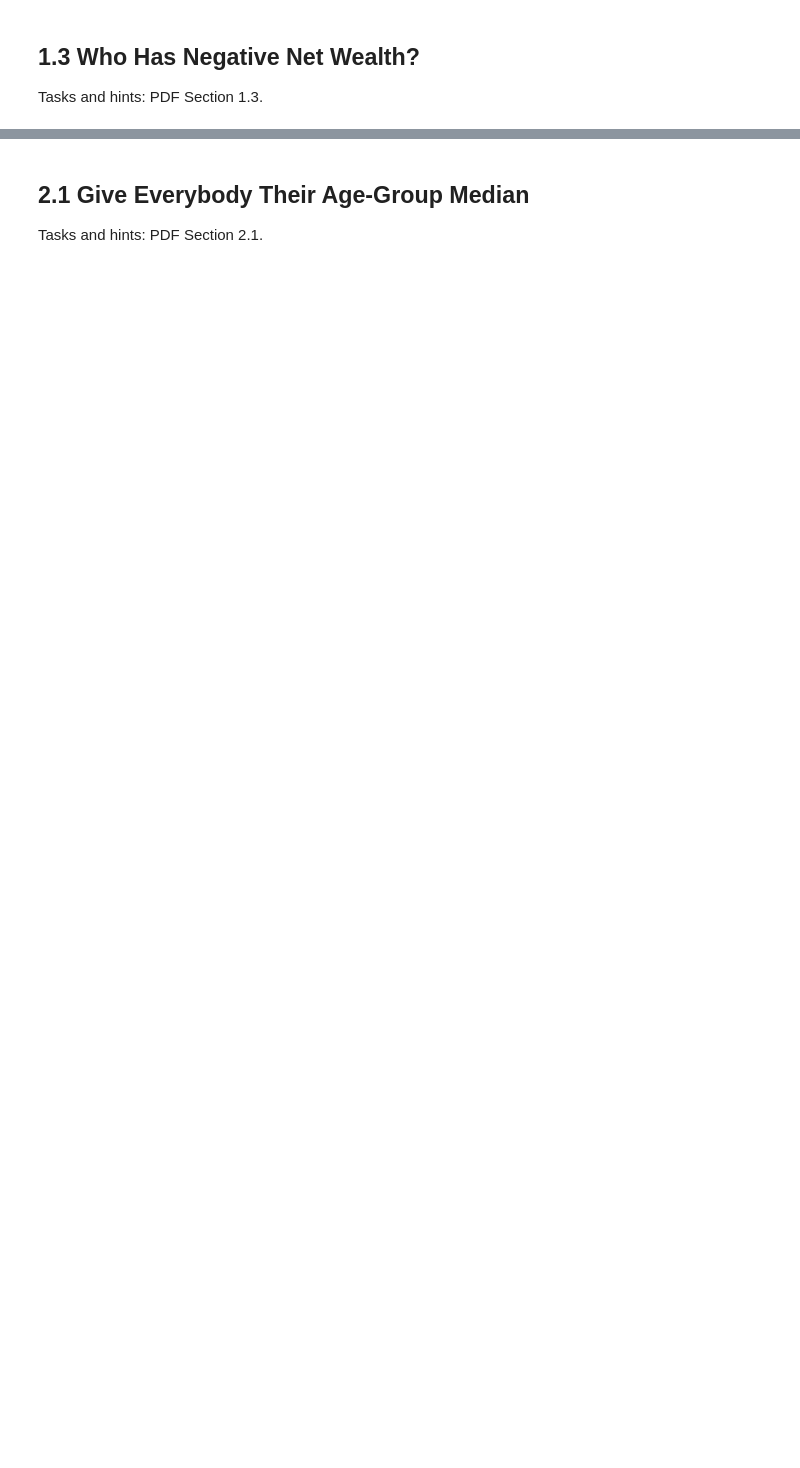
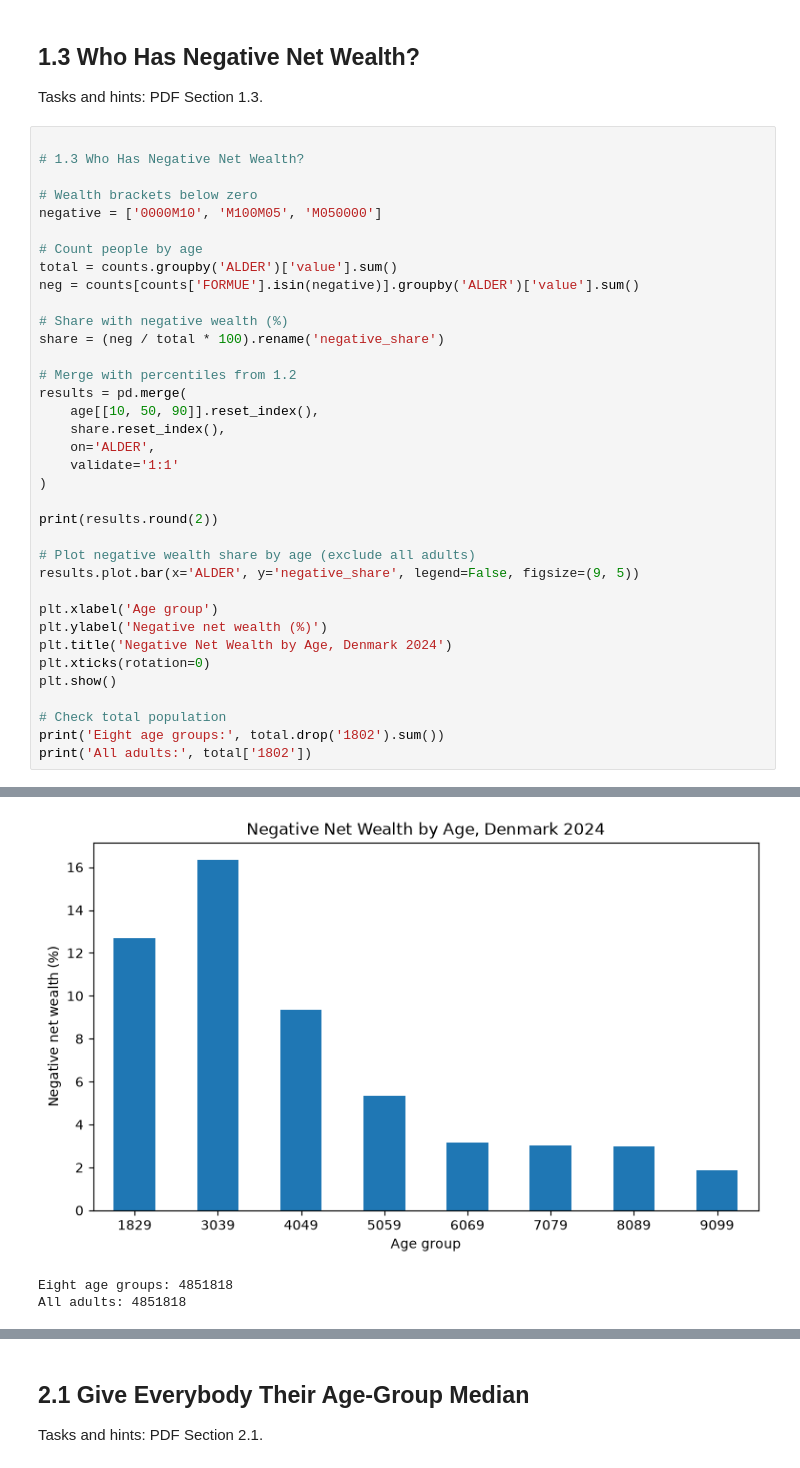
Before and after one commit to MadsHoy/Programming---assignment-1, a Jupyter notebook: DataProject.ipynb, the cells around one changed output, grey strips where cells are left out. Saved outputs shown, nothing was run; the diff lists cells and outputs as text; blank space fills up the shorter version.

```diff
--- a/DataProject.ipynb
+++ b/DataProject.ipynb
@@ -129,3 +115,40 @@ Age groups with negative P10: ['1829', '3039']
 # %% [markdown]
 ## 1.3   Who Has Negative Net Wealth?
 Tasks and hints: PDF Section 1.3.
+# %%
+
+# 1.3 Who Has Negative Net Wealth?
+
+# Wealth brackets below zero
+negative = ['0000M10', 'M100M05', 'M050000']
+
+# Count people by age
+total = counts.groupby('ALDER')['value'].sum()
+neg = counts[counts['FORMUE'].isin(negative)].groupby('ALDER')['value'].sum()
+
+# Share with negative wealth (%)
+share = (neg / total * 100).rename('negative_share')
+
+# Merge with percentiles from 1.2
+results = pd.merge(
+    age[[10, 50, 90]].reset_index(),
+    share.reset_index(),
+    on='ALDER',
+    validate='1:1'
+)
+
+print(results.round(2))
+
+# Plot negative wealth share by age (exclude all adults)
+results.plot.bar(x='ALDER', y='negative_share', legend=False, figsize=(9, 5))
+
+plt.xlabel('Age group')
+plt.ylabel('Negative net wealth (%)')
+plt.title('Negative Net Wealth by Age, Denmark 2024')
+plt.xticks(rotation=0)
+plt.show()
+
+# Check total population
+print('Eight age groups:', total.drop('1802').sum())
+print('All adults:', total['1802'])
+# %% [output]
@@ -132 +164,4 @@ Tasks and hints: PDF Section 1.3.
+[figure, added]
+Eight age groups: 4851818
+All adults: 4851818
 # %% [markdown]
```
Also changed, not shown: parts of 9 cells of this notebook, 1 other file.
